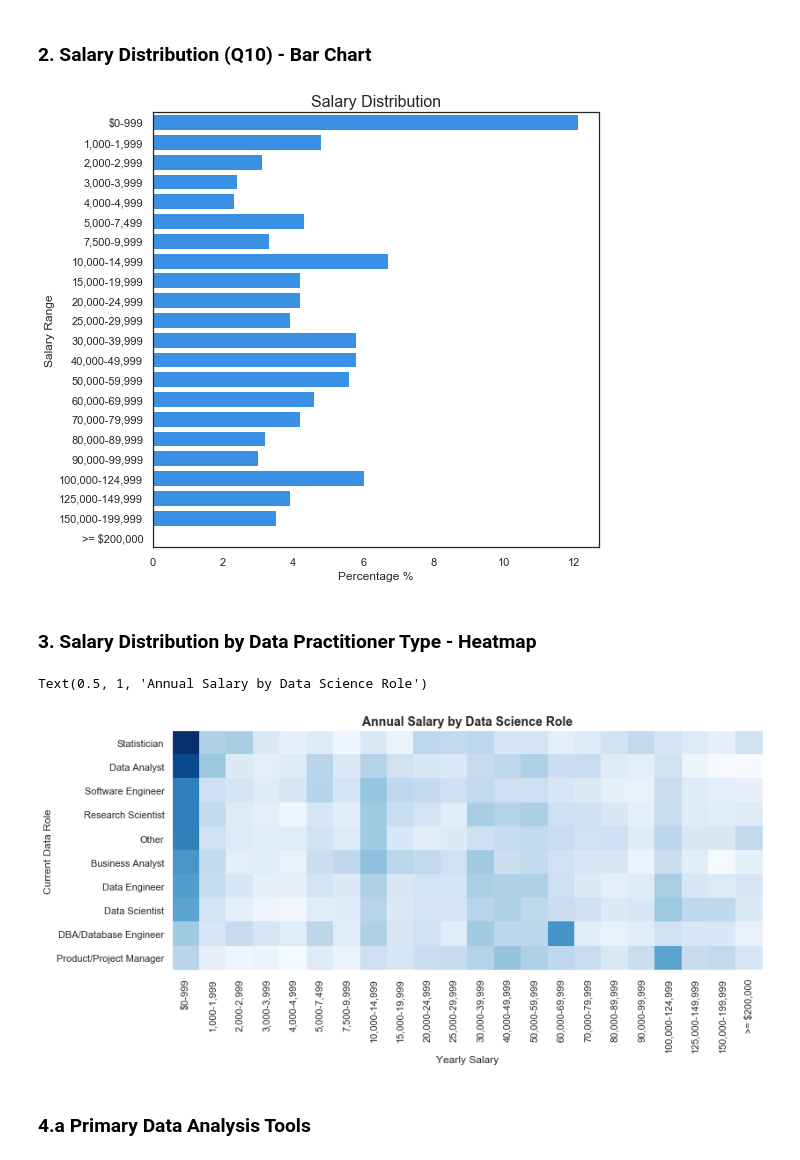
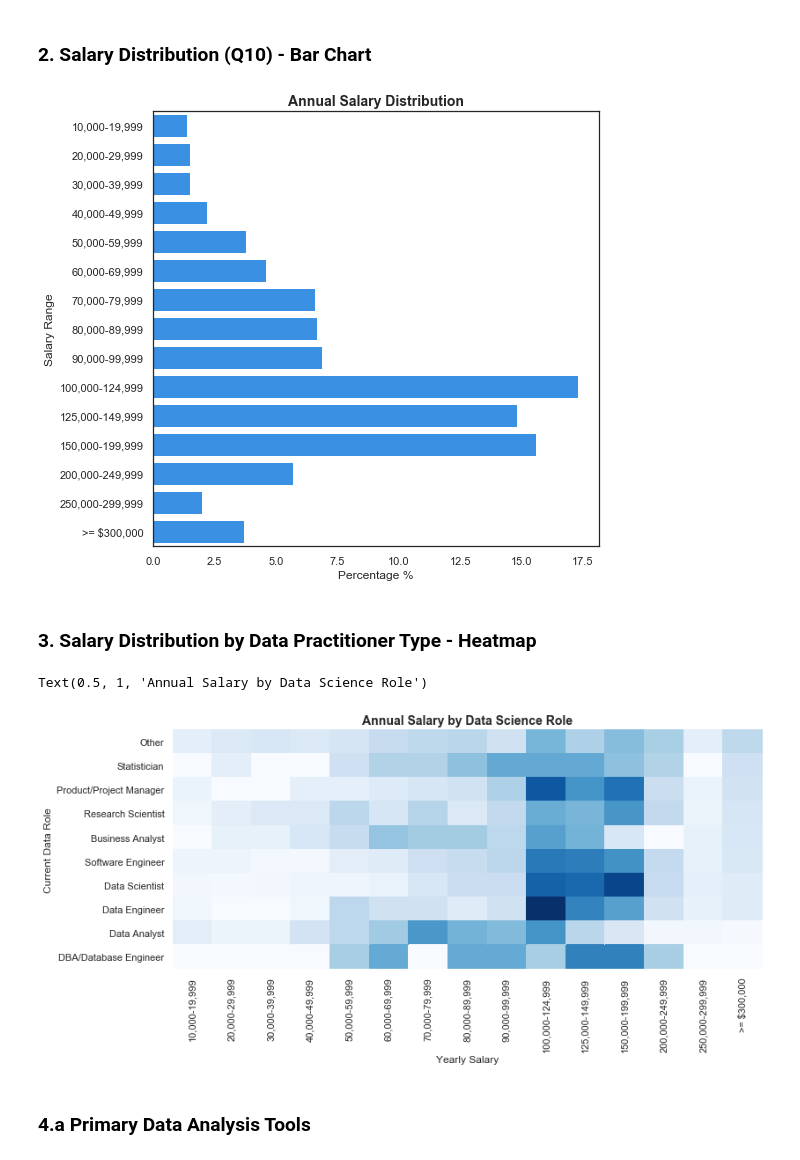
Before and after one commit to noemistatcat/blog_kaggle_survey_2019, a Jupyter notebook: Winning in the Data Science Field.ipynb, the cells around one changed output. Saved outputs shown, nothing was run; the diff lists cells and outputs as text; code cells hidden in the pictures.

Commit message:
Completed the functions needed for visualizations

```diff
--- a/Winning in the Data Science Field.ipynb
+++ b/Winning in the Data Science Field.ipynb
@@ -24,8 +24,16 @@ df = pd.read_csv('./multiple_choice_responses.csv')
 # Filter data among professionals only
 df = df[~df.Q5.isin(['Student', 'Not employed']) & df.Q5.notnull()]
 
+# Filter data among residents of the US only
+df = df[df.Q3.isin(['United States of America'])]
+
+# Filter data among annual salary of >10K
+df = df[~df.Q5.isin(['$0-999','1,000-1,999','2,000-2,999','3,000-3,999','4,000-4,999','5,000-7,499','7,500-9,999']) & df.Q5.notnull()]
+
 # Recode some of the salary bins
-df.loc[df['Q10'].isin(['200,000-249,999', '250,000-299,999','300,000-500,000','> $500,000']), 'Q10'] = '>= $200,000'
+df.loc[df['Q10'].isin(['10,000-14,999','15,000-19,999']), 'Q10'] = '10,000-19,999'
+df.loc[df['Q10'].isin(['20,000-24,999','25,000-29,999']), 'Q10'] = '20,000-29,999'
+df.loc[df['Q10'].isin(['300,000-500,000','> $500,000']), 'Q10'] = '>= $300,000'
 # %% [markdown]
 ## Function Creation
 # %%
@@ -107,34 +241,32 @@ barplots_single_answer('Q5', 'Percentage %', 'Current Data Role', 'Specific Role
 # %% [markdown]
 ### 2. Salary Distribution (Q10) - Bar Chart
 # %%
-barplots_single_answer('Q10', 'Percentage %', 'Salary Range', 'Salary Distribution',
-                ['$0-999','1,000-1,999','2,000-2,999','3,000-3,999','4,000-4,999','5,000-7,499','7,500-9,999','10,000-14,999',
-                 '15,000-19,999','20,000-24,999','25,000-29,999','30,000-39,999','40,000-49,999','50,000-59,999',
+barplots_single_answer('Q10', 'Percentage %', 'Salary Range', 'Annual Salary Distribution',
+               ['10,000-19,999','20,000-29,999','30,000-39,999','40,000-49,999','50,000-59,999',
                  '60,000-69,999','70,000-79,999','80,000-89,999','90,000-99,999','100,000-124,999','125,000-149,999',
-                 '150,000-199,999','>= $200,000'])
+                 '150,000-199,999','200,000-249,999', '250,000-299,999','>= $300,000'])
 # %% [output]
-[figure, old version]
+[figure, new version]
 # %% [markdown]
 ### 3. Salary Distribution by Data Practitioner Type - Heatmap
 # %%
-order_col = ['$0-999','1,000-1,999','2,000-2,999','3,000-3,999','4,000-4,999','5,000-7,499','7,500-9,999','10,000-14,999',
-                 '15,000-19,999','20,000-24,999','25,000-29,999','30,000-39,999','40,000-49,999','50,000-59,999',
+order_col = ['10,000-19,999','20,000-29,999','30,000-39,999','40,000-49,999','50,000-59,999',
                  '60,000-69,999','70,000-79,999','80,000-89,999','90,000-99,999','100,000-124,999','125,000-149,999',
-                 '150,000-199,999','>= $200,000']
+                 '150,000-199,999','200,000-249,999', '250,000-299,999','>= $300,000']
 
 crosstab_dataprac = pd.crosstab(df['Q5'],df['Q10'], normalize='index')
 crosstab_dataprac = crosstab_dataprac.reindex(order_col, axis="columns")
-crosstab_dataprac = crosstab_dataprac.sort_values(crosstab_dataprac.columns[0], ascending=False)
+crosstab_dataprac = crosstab_dataprac.sort_values(crosstab_dataprac.columns[14], ascending=False)
 
 f, ax = plt.subplots(figsize=(12,5))
 
 ax = sns.heatmap(crosstab_dataprac, cmap="Blues", cbar=False)
 ax.set_xlabel('Yearly Salary')
 ax.set_ylabel('Current Data Role')
 plt.title("Annual Salary by Data Science Role", fontsize = 14, fontweight ='bold')
 # %% [output]
 Text(0.5, 1, 'Annual Salary by Data Science Role')
-[figure, old version]
+[figure, new version]
 # %% [markdown]
 ### 4.a Primary Data Analysis Tools
 # %%
```
Also changed, not shown: parts of 13 cells of this notebook.
